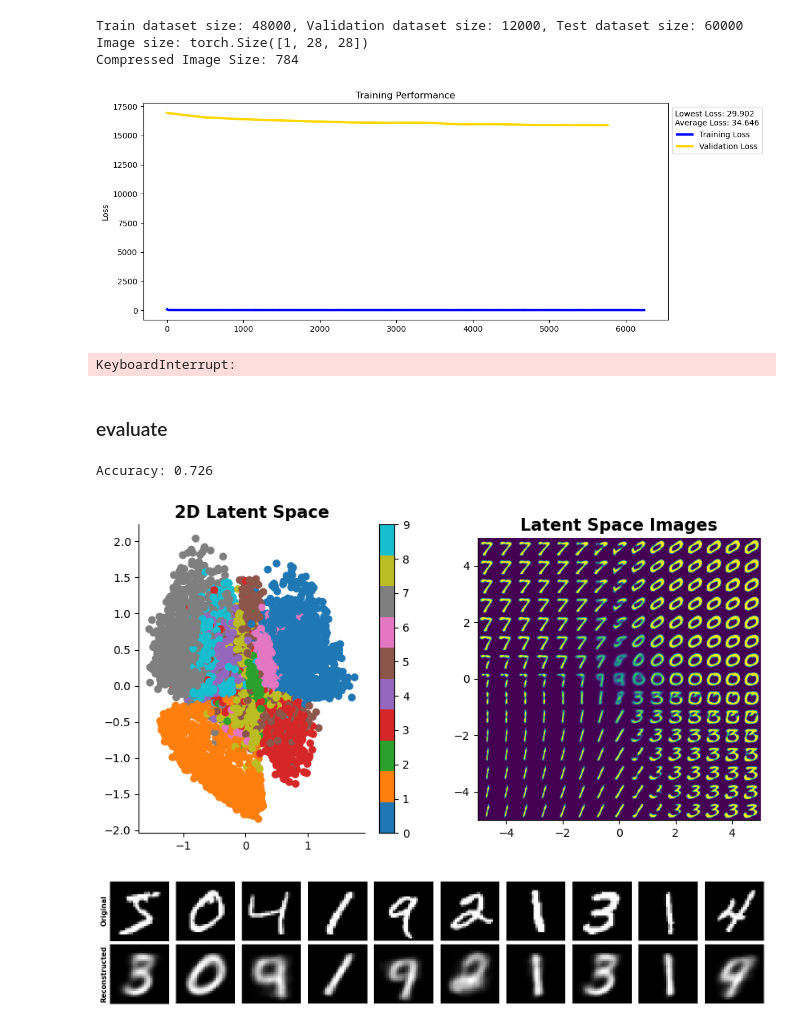
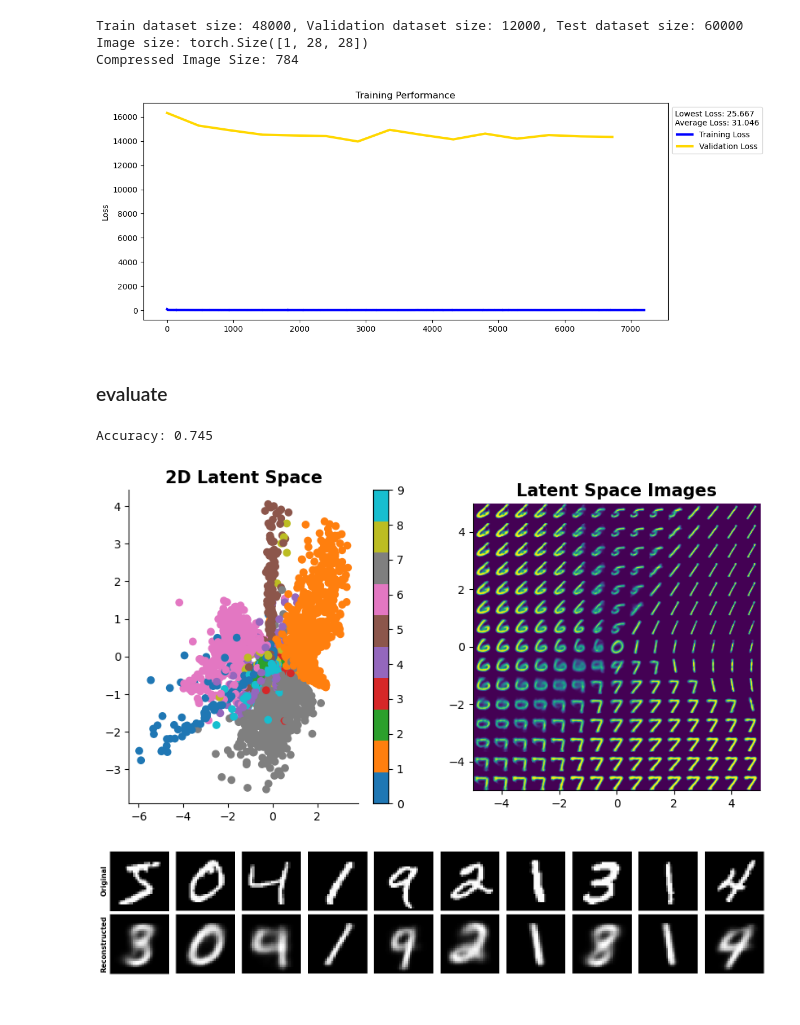
Before and after one commit to emmabacarra/cmbresearch, a Jupyter notebook: autoencoder practice/my vae.ipynb, the cells around one changed output. Cells and saved outputs as stored; diff of their text form; code cells hidden in the pictures.

Commit message:
74.5% accuracy

```diff
--- a/autoencoder practice/my vae.ipynb
+++ b/autoencoder practice/my vae.ipynb
@@ -89,11 +89,17 @@ class encoder(nn.Module):
 
         self.encoder = nn.Sequential(
             nn.Linear(input_dim, hidden_dim),
-            nn.LeakyReLU(leak),
-            nn.Dropout(drop),
+            nn.Linear(hidden_dim, hidden_dim),
+            nn.LeakyReLU(leak), nn.Dropout(drop),
+
+            nn.Linear(hidden_dim, hidden_dim),
+            nn.ReLU(), nn.Dropout(drop),
+
+            nn.Linear(hidden_dim, hidden_dim),
+            nn.ReLU(), nn.Dropout(drop),
+
             nn.Linear(hidden_dim, num_layers),
-            nn.LeakyReLU(leak),
-            nn.Dropout(drop)
+            nn.LeakyReLU(leak), nn.Dropout(drop)
         )
 
         # Latent mean and variance
@@ -112,12 +118,20 @@ class decoder(nn.Module):
 
         self.decoder = nn.Sequential(
             nn.Linear(latent_dim, num_layers),
-            nn.ReLU(),
-            nn.Dropout(drop),
+
+            nn.Dropout(drop), nn.LeakyReLU(leak),
             nn.Linear(num_layers, hidden_dim),
-            nn.LeakyReLU(leak),
-            nn.Dropout(drop),
+
+            nn.Dropout(drop), nn.ReLU(),
+            nn.Linear(hidden_dim, hidden_dim),
+
+            nn.Dropout(drop), nn.ReLU(),
+            nn.Linear(hidden_dim, hidden_dim),
+
+            nn.Dropout(drop), nn.LeakyReLU(leak),
+            nn.Linear(hidden_dim, hidden_dim),
             nn.Linear(hidden_dim, input_dim),
+
             nn.Sigmoid()
         )
 
@@ -192,20 +206,19 @@ Compressed Image Size: 784
 # %%
 model = vae(
         input_dim=img_size,
         hidden_dim=400,
         num_layers=40, # y dim later (?)
         latent_dim=2, # x dim later (?)
-        leak=0.2, drop=0.1,
+        leak=0.01, drop=0.01,
         stochastic=False
     ).to(device)
 nnet = net(model, train_loader, val_loader, test_loader, batch_size)
 
-optimizer = Adam(model.parameters(), lr=0.001, weight_decay=1e-5) #
+optimizer = Adam(model.parameters(), lr=0.001, weight_decay=1e-6) #
 
 nnet.train(optimizer=optimizer, epochs=15, x_dim=img_size, lsfn=loss_function)
 # %% [output]
-[figure, old version]
+[figure, new version]
-KeyboardInterrupt:
 # %% [markdown]
 ### evaluate
 # %%
@@ -225,6 +238,6 @@ sns.despine()
 
 nnet.pgen(test_loader, num_images=10)
 # %% [output]
-Accuracy: 0.726
+Accuracy: 0.745
-[figure, old version]
+[figure, new version]
-[figure, old version]
+[figure, new version]
```
